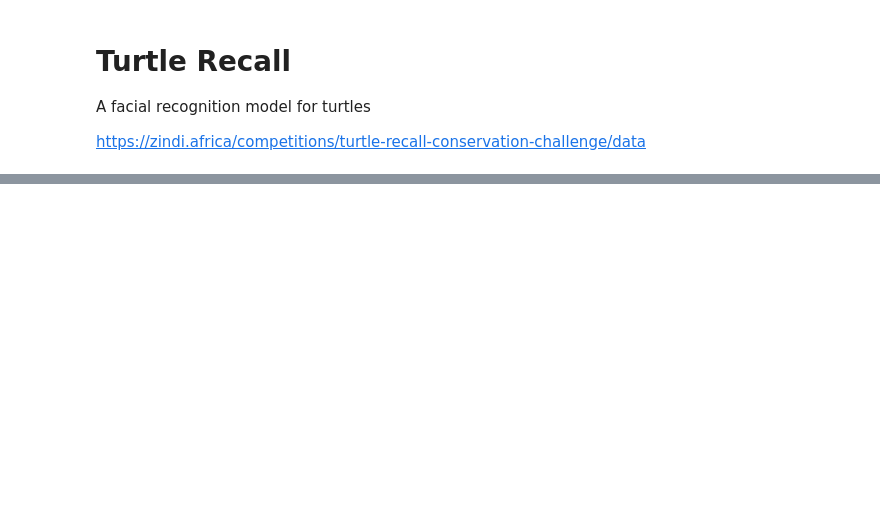
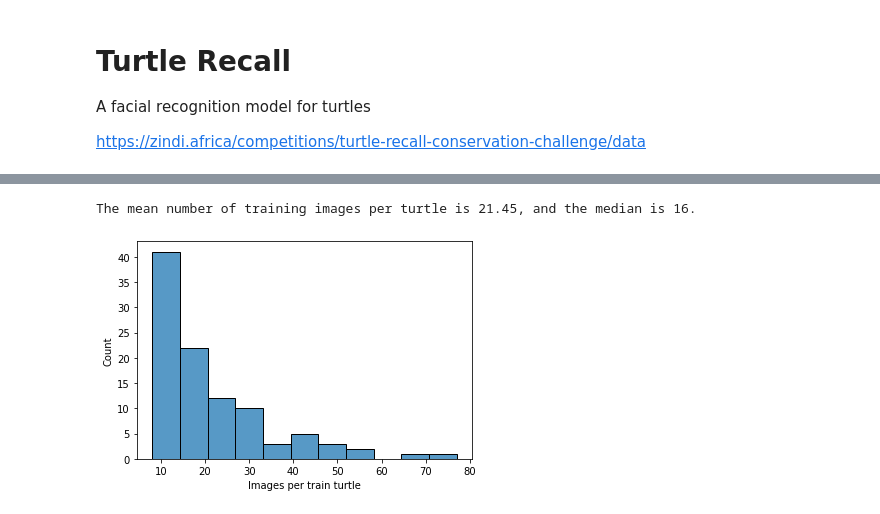
Before and after one commit to dhesenkamp/turtleRecall, a Jupyter notebook: turtleRecall.ipynb, the cells around one changed output, grey strips where cells are left out. Cells and saved outputs as stored; diff of their text form; code cells hidden in the pictures; blank space fills up the shorter version.

```diff
--- a/turtleRecall.ipynb
+++ b/turtleRecall.ipynb
@@ -19,0 +59,11 @@ ds.head()
+# %%
+train_images_per_turtle = pd.value_counts(train_ds['turtle_id'])
+print('The mean number of training images per turtle is '
+      f'{round(np.mean(train_images_per_turtle), 2)}, '
+      f'and the median is {int(np.median(train_images_per_turtle))}.')
+sns.histplot(train_images_per_turtle)
+plt.xlabel('Images per train turtle')
+plt.show()
+# %% [output]
+The mean number of training images per turtle is 21.45, and the median is 16.
+[figure, added]
```
Also changed, not shown: parts of 26 cells of this notebook.
